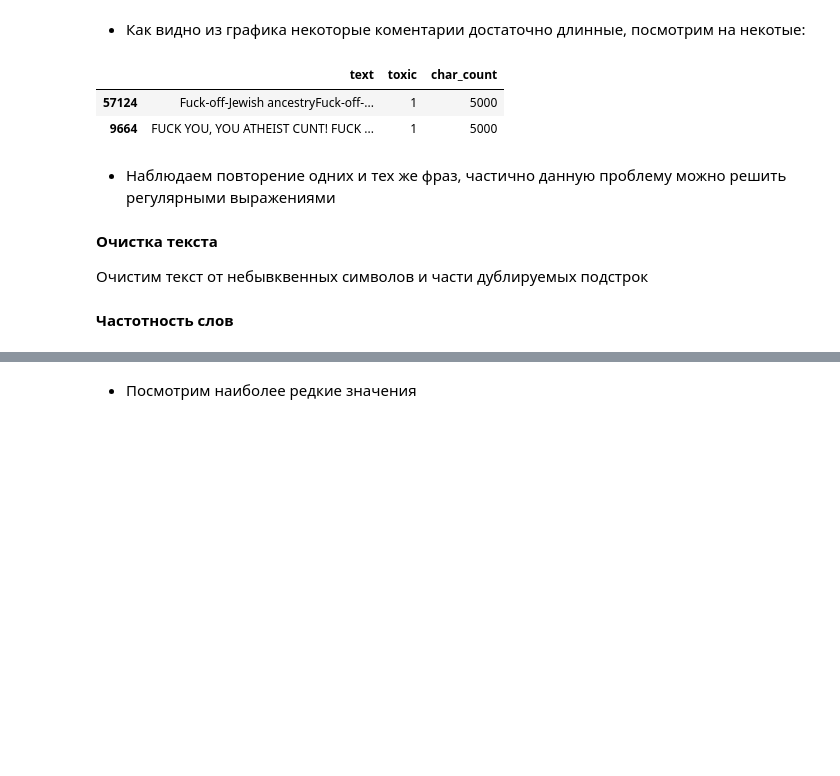
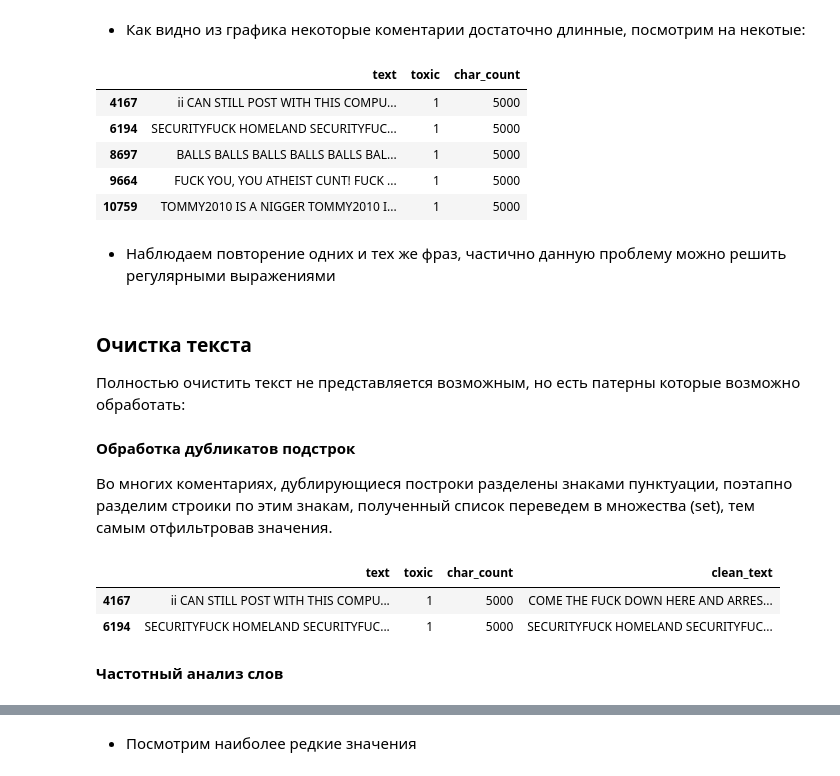
Before and after one commit to Denis-Mukhanov/toxic-comments, a Jupyter notebook: toxic_comments.ipynb, the cells around one changed output, grey strips where cells are left out. Saved outputs shown, nothing was run; the diff lists cells and outputs as text; code cells hidden in the pictures; blank space fills up the shorter version.

```diff
--- a/toxic_comments.ipynb
+++ b/toxic_comments.ipynb
@@ -212,17 +228,14 @@ plt.show()
 [figure]
 # %% [markdown]
 - Как видно из графика некоторые коментарии достаточно длинные, посмотрим на некотые:
-# %%
-# настройка
-pd.set_option("display.max_colwidth", 500)
-display(df[df['char_count']==5000].sample(2))
-# %% [output]
-|  | text | toxic | char_count |
-| 57124 | Fuck-off-Jewish ancestryFuck-off-... | 1 | 5000 |
-| 9664 | FUCK YOU, YOU ATHEIST CUNT! FUCK ... | 1 | 5000 |
+# %%
+display(df[df['char_count']==5000].head(5))
+# %% [output]
+|  | text | toxic | char_count |
+| 4167 | ii CAN STILL POST WITH THIS COMPU... | 1 | 5000 |
+| 6194 | SECURITYFUCK HOMELAND SECURITYFUC... | 1 | 5000 |
+| 8697 | BALLS BALLS BALLS BALLS BALLS BAL... | 1 | 5000 |
+| 9664 | FUCK YOU, YOU ATHEIST CUNT! FUCK ... | 1 | 5000 |
+| 10759 | TOMMY2010 IS A NIGGER TOMMY2010 I... | 1 | 5000 |
 # %% [markdown]
 - Наблюдаем повторение одних и тех же фраз, частично данную проблему можно решить регулярными выражениями
-# %% [markdown]
-__Очистка текста__
-
-Очистим текст от небывквенных символов и части дублируемых подстрок
@@ -246,2 +242,8 @@ df['text'] = df['text'].apply(clean_text)
-# %% [markdown]
-__Частотность слов__
+# %% [markdown]
+### Очистка текста
+
+Полностью очистить текст не представляется возможным, но есть патерны которые возможно обработать:
+# %% [markdown]
+__Обработка дубликатов подстрок__
+
+Во многих коментариях, дублирующиеся построки разделены знаками пунктуации, поэтапно разделим строики по этим знакам, полученный список переведем в множества (set), тем самым отфильтровав значения.
@@ -248,2 +260,10 @@ __Частотность слов__
+# %%
+display(df[df['char_count']==5000].head(2))
+# %% [output]
+|  | text | toxic | char_count | clean_text |
+| 4167 | ii CAN STILL POST WITH THIS COMPU... | 1 | 5000 | COME THE FUCK DOWN HERE AND ARRES... |
+| 6194 | SECURITYFUCK HOMELAND SECURITYFUC... | 1 | 5000 | SECURITYFUCK HOMELAND SECURITYFUC... |
+# %% [markdown]
+__Частотный анализ слов__
 # %%
 # токенизация текста
```
Also changed, not shown: parts of 29 cells of this notebook.
